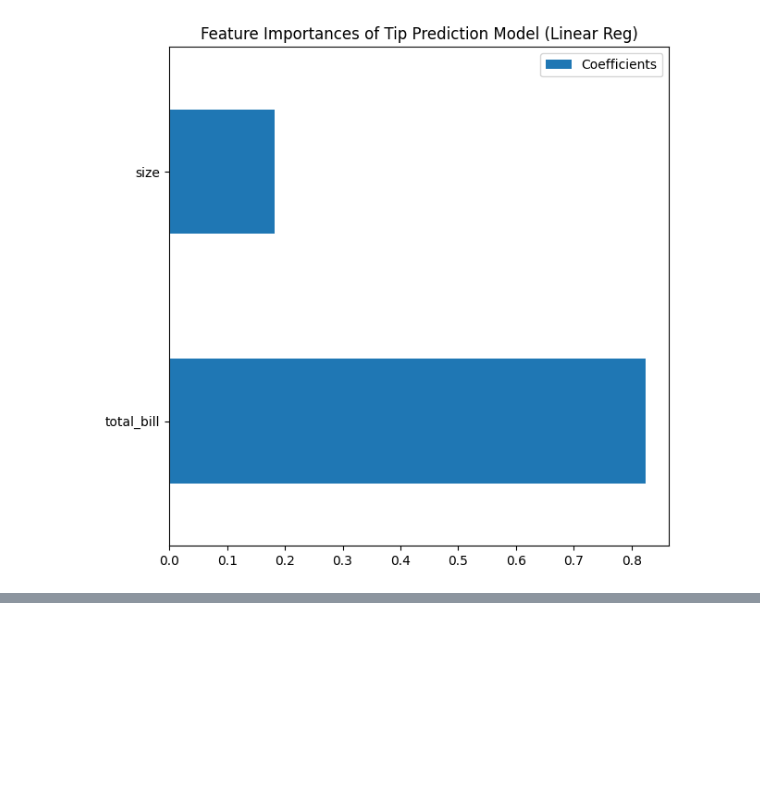
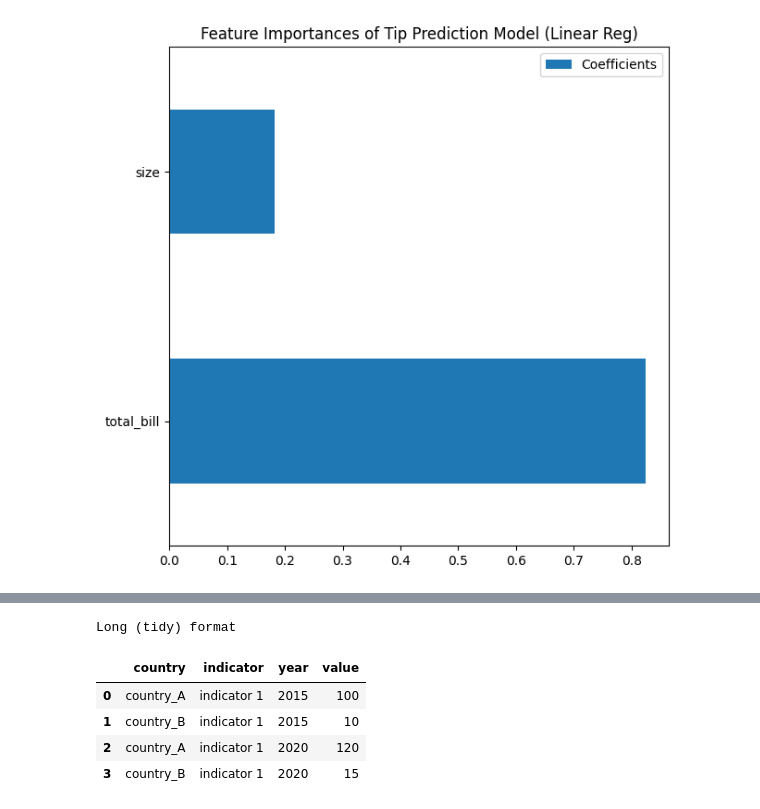
Before and after one commit to holman57/Business-Intelligence-Dashboard, a Jupyter notebook: examples/Plotly.ipynb, the cells around one changed output, grey strips where cells are left out. Cells and saved outputs as stored; diff of their text form; code cells hidden in the pictures; blank space fills up the shorter version.

```diff
--- a/examples/Plotly.ipynb
+++ b/examples/Plotly.ipynb
@@ -297,3 +297,12 @@ plt.savefig('side_bar.png')
 plt.close()
 # %% [output]
 [figure]
+# %%
+import pandas as pd
+df = pd.DataFrame({
+    'country': ['country_A', 'country_B'],
+    'indicator': ['indicator 1', 'indicator 1'],
+    '2015': [100, 10],
+    '2020': [120, 15]
+})
+df.style.set_caption('<b>Wide format</b>')
@@ -299,0 +314,10 @@ plt.close()
+# %%
+melted = df.melt(id_vars=['country', 'indicator'], value_vars=['2015', '2020'], var_name='year')
+melted.style.set_caption('<b>Long (tidy) format</b>')
+# %% [output]
+Long (tidy) format
+|  | country | indicator | year | value |
+| 0 | country_A | indicator 1 | 2015 | 100 |
+| 1 | country_B | indicator 1 | 2015 | 10 |
+| 2 | country_A | indicator 1 | 2020 | 120 |
+| 3 | country_B | indicator 1 | 2020 | 15 |
```
Also changed, not shown: parts of 9 cells of this notebook.
